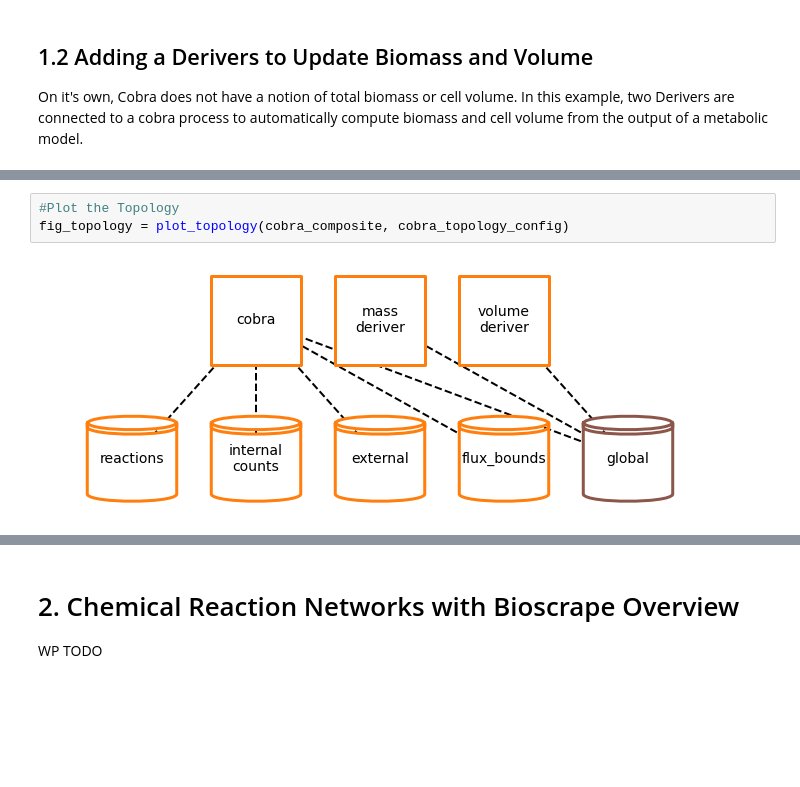
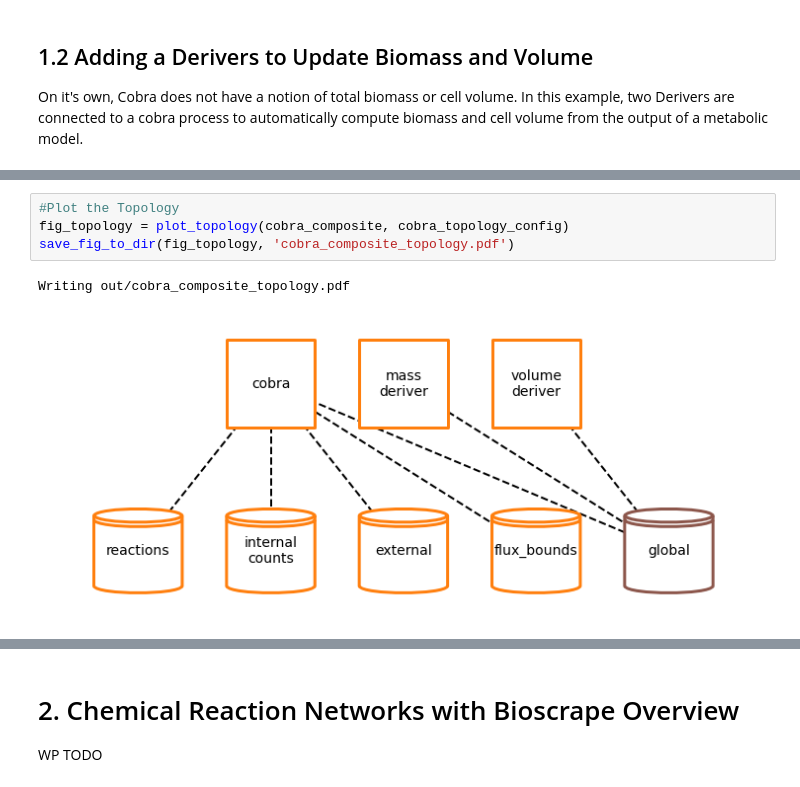
Before and after one commit to vivarium-collective/vivarium-notebooks, a Jupyter notebook: notebooks/VivariumLacOperonNotebook.ipynb, the cells around one changed output, grey strips where cells are left out. Cells and saved outputs as stored; diff of their text form; blank space fills up the shorter version.

Commit message:
field_counts_deriver set dividers. progress bar. LacOperon notebook now saves figures to out/

```diff
--- a/notebooks/VivariumLacOperonNotebook.ipynb
+++ b/notebooks/VivariumLacOperonNotebook.ipynb
@@ -118,8 +118,10 @@ Completed in 8.10 seconds
 # %%
 #Plot the Topology
 fig_topology = plot_topology(cobra_composite, cobra_topology_config)
+save_fig_to_dir(fig_topology, 'cobra_composite_topology.pdf')
 # %% [output]
+Writing out/cobra_composite_topology.pdf
-[figure, old version]
+[figure, new version]
 # %%
 #Plot the Simulation Output
 fig_timeseries = plot_metabolism(cobra_timeseries)
```
Also changed, not shown: parts of 39 cells of this notebook, 2 other files.
